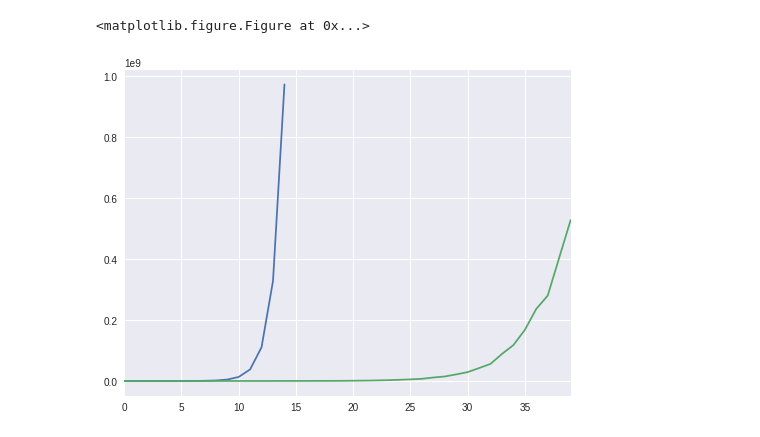
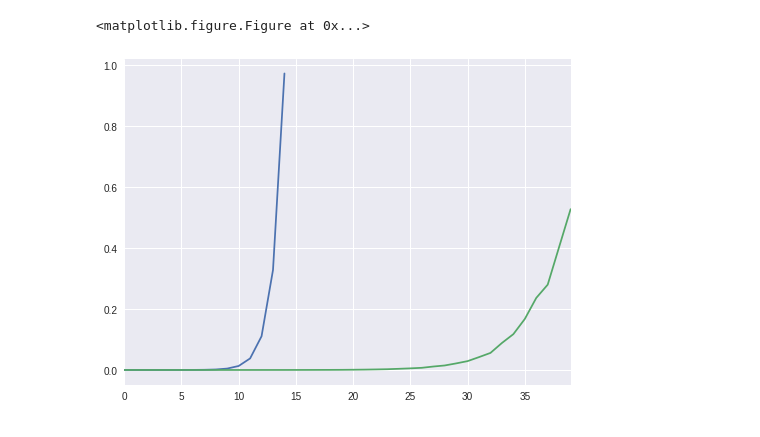
Before and after one commit to JonSeijo/algo3-tp1, a Jupyter notebook: experimentos/Graficador random.ipynb, the cells around one changed output. Saved outputs shown, nothing was run; the diff lists cells and outputs as text; code cells hidden in the pictures.

```diff
--- a/experimentos/Graficador random.ipynb
+++ b/experimentos/Graficador random.ipynb
@@ -8,6 +8,7 @@ datos_naive_random = pd.read_csv('../datos/naive/random.csv')
 datos_naive_random.drop(datos_naive_random.columns[50], axis = 1,inplace=True) # Borro columna fea
 datos_naive_random.drop(15, inplace=True) # Borro n=16 para achicar grafico
 datos_naive_random['mean'] = datos_naive_random.mean(axis = 1)
+datos_naive_random['meanSeconds'] = datos_naive_random['mean'] / 1000000000
 datos_naive_random
 # %% [output]
 |  | R0 | R1 | R2 | R3 | R4 | R5 | R6 | R7 | R8 | R9 | ... | ... |
@@ -31,6 +32,7 @@ datos_naive_random
 datos_poda_random = pd.read_csv('../datos/poda/random.csv')
 datos_poda_random.drop(datos_poda_random.columns[50], axis = 1,inplace=True) # Borro columna fea
 datos_poda_random['mean'] = datos_poda_random.mean(axis = 1)
+datos_poda_random['meanSeconds'] = datos_poda_random['mean'] / 1000000000
 datos_poda_random
 # %% [output]
 |  | R0 | R1 | R2 | R3 | R4 | R5 | R6 | R7 | R8 | R9 | ... | ... |
@@ -54,21 +56,21 @@ datos_poda_random
 # %%
 %matplotlib inline
-tiempos_naive_random = datos_naive_random['mean']
-tiempos_poda_random = datos_poda_random['mean']
+tiempos_naive_random = datos_naive_random['meanSeconds']
+tiempos_poda_random = datos_poda_random['meanSeconds']
 
 # 50 repes
 # Naive: n = 15
 # Poda: n = 40
 
 plt.clf()
 plt.figure(figsize=(8,6))
 plot_naive = tiempos_naive_random.plot()
 plot_poda = tiempos_poda_random.plot()
 
 plt.show()
 # %% [output]
 <matplotlib.figure.Figure at 0x...>
-[figure, old version]
+[figure, new version]
 # %%
 datos_topdown_random = pd.read_csv('../datos/topdown/random.csv')
 datos_topdown_random.drop(datos_topdown_random.columns[50], axis = 1,inplace=True) # Borro columna fea
```
Also changed, not shown: parts of 5 cells of this notebook, 1 other file.
